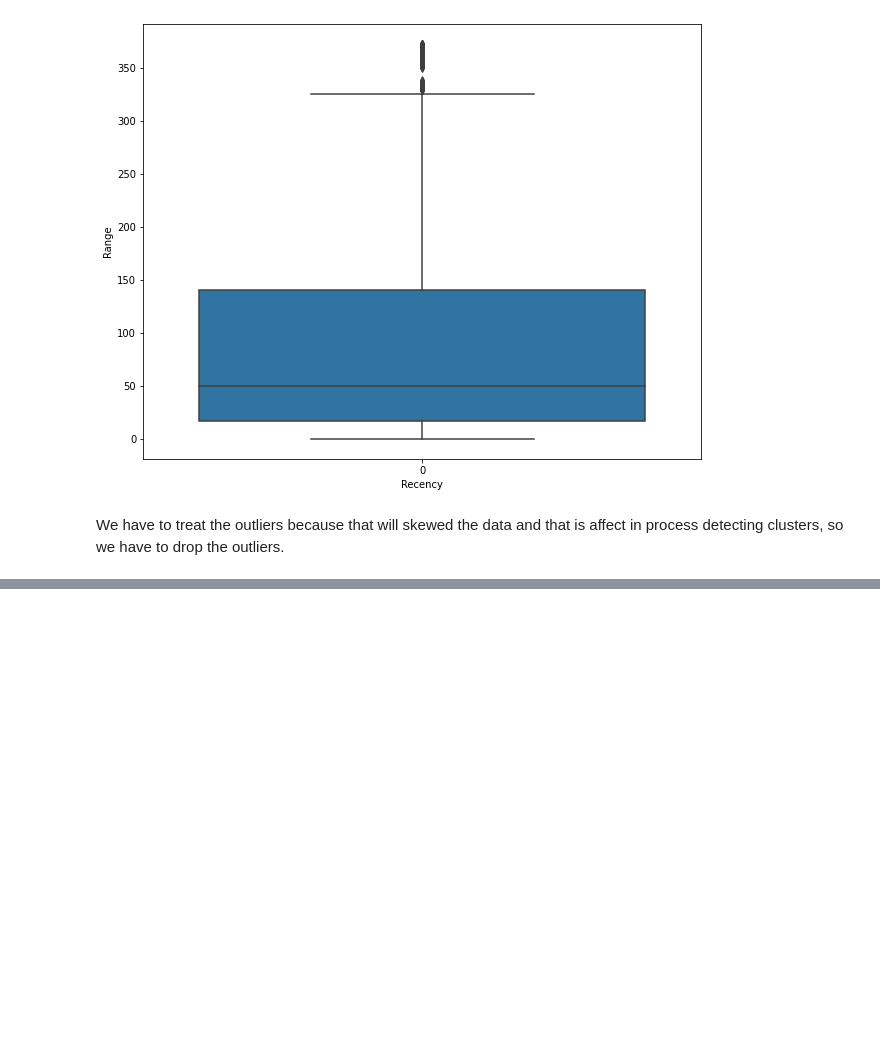
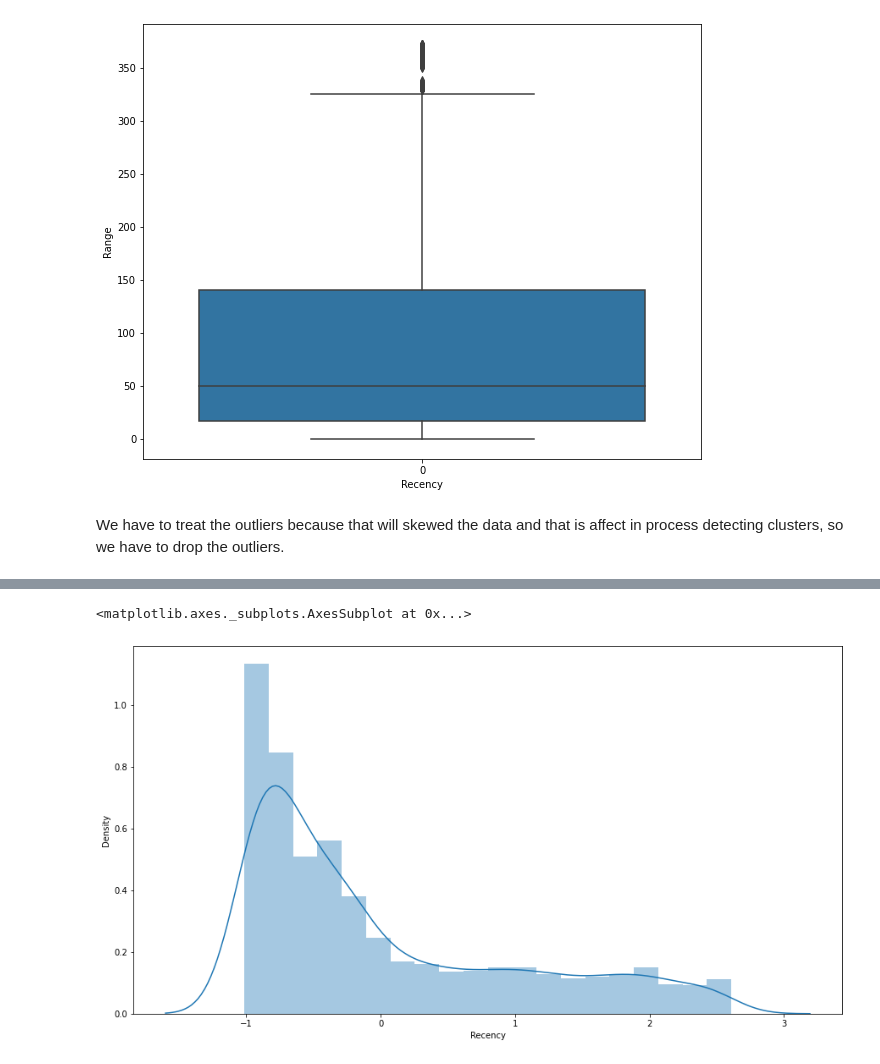
Before and after one commit to milanajudiya/Customer_Segmentation, a Jupyter notebook: Online_Retail_Customer_Segmentation.ipynb, the cells around one changed output, grey strips where cells are left out. Cells and saved outputs as stored; diff of their text form; code cells hidden in the pictures; blank space fills up the shorter version.

```diff
--- a/Online_Retail_Customer_Segmentation.ipynb
+++ b/Online_Retail_Customer_Segmentation.ipynb
@@ -555,0 +610,8 @@ We have to treat the outliers because that will skewed the data and that is affe
+# %%
+# distribution data after transformation in Recency
+Recency_plot = df_rfm_scaled['Recency']
+plt.figure(figsize=(15,8))
+sns.distplot(Recency_plot)
+# %% [output]
+<matplotlib.axes._subplots.AxesSubplot at 0x...>
+[figure, added]
```
Also changed, not shown: parts of 17 cells of this notebook.
